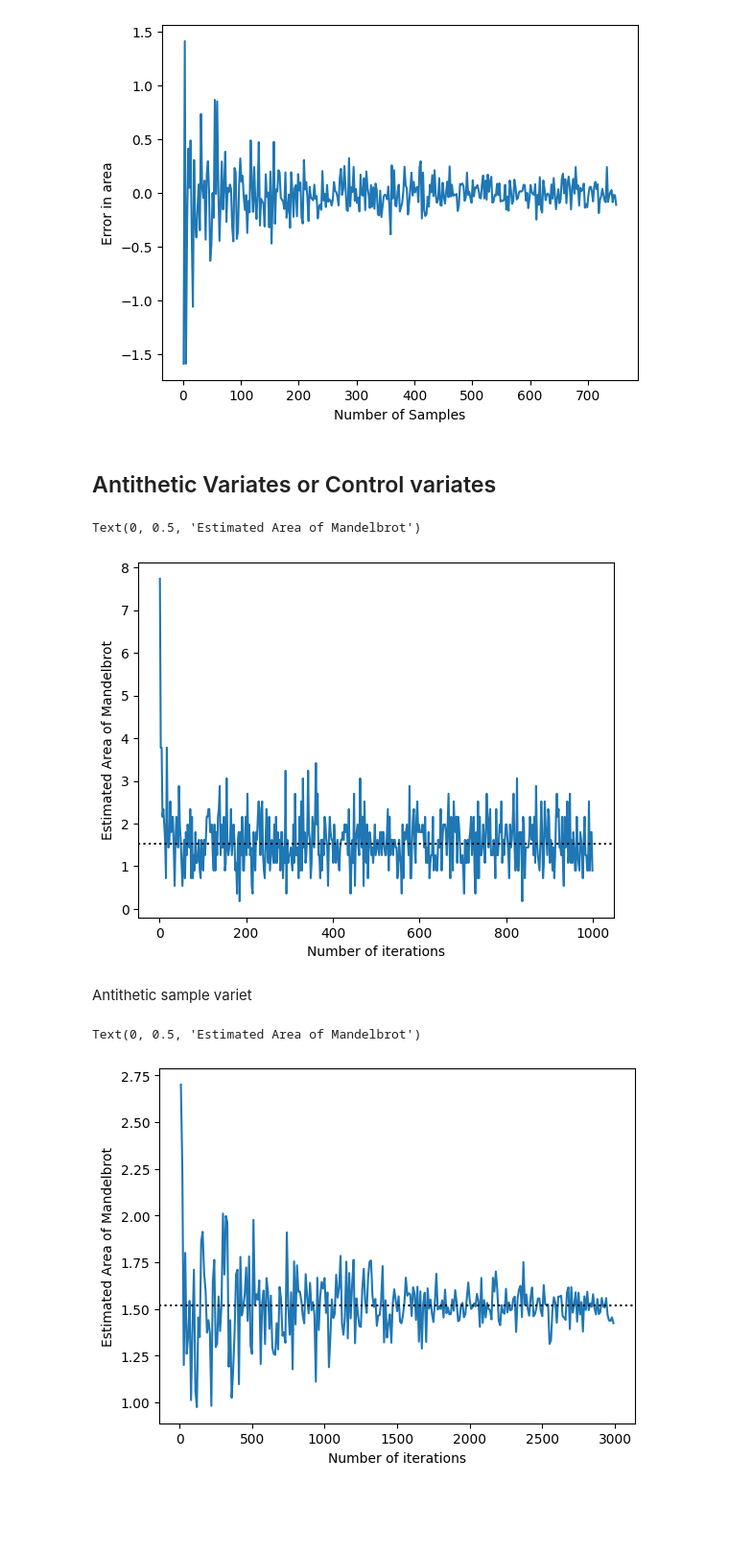
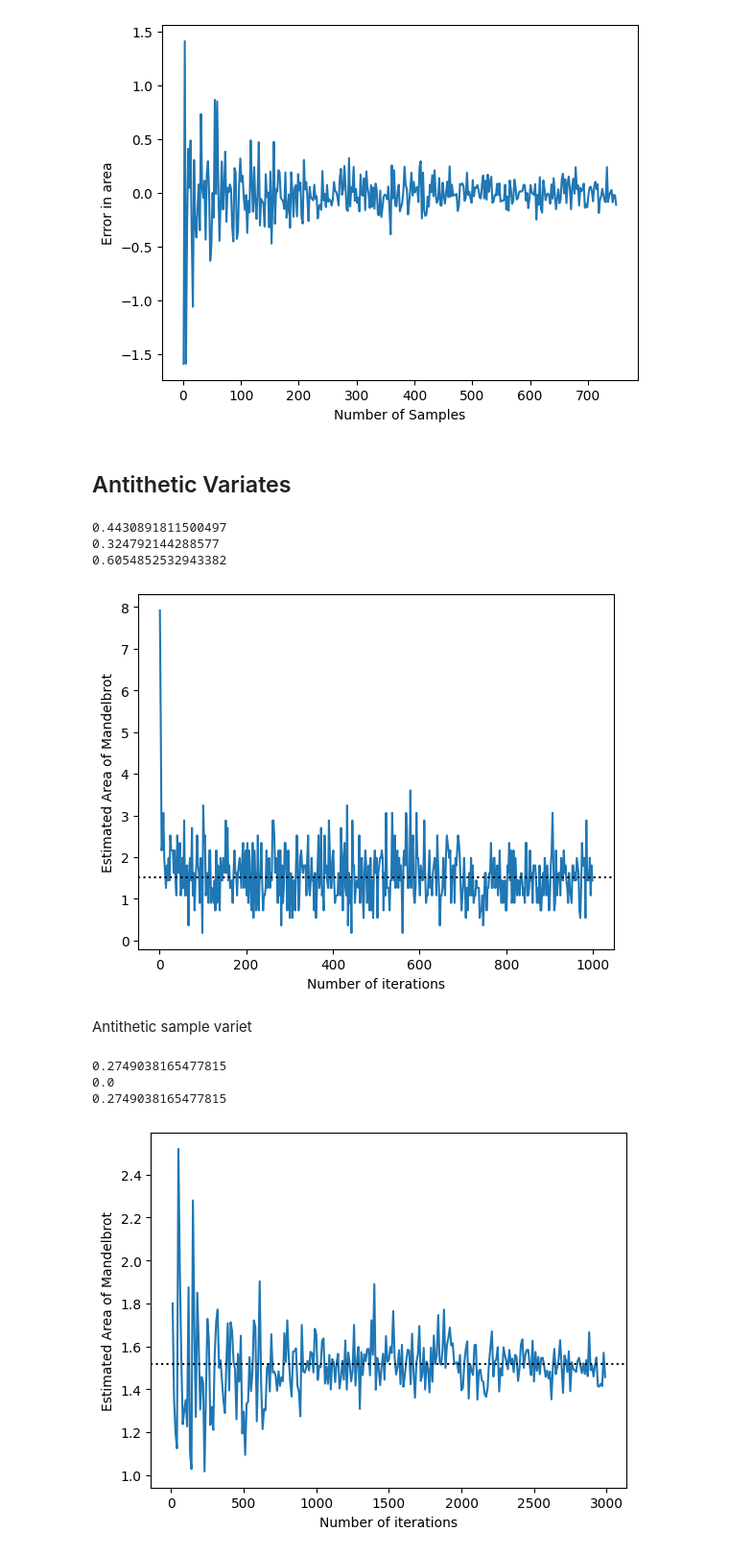
Before and after one commit to KeniaLS/Stoc_Sim_Assignment1, a Jupyter notebook: SS_Kenia_Divya_Assignment1.ipynb, the cells around one changed output. Shown at 96% size. Cells and saved outputs as stored; diff of their text form; code cells hidden in the pictures; blank space fills up the shorter version.

```diff
--- a/SS_Kenia_Divya_Assignment1.ipynb
+++ b/SS_Kenia_Divya_Assignment1.ipynb
@@ -416,6 +471,0 @@ def iter_vs_area(x_point, y_point, max_iterations, max_samples):
-# %%
-points = orthogonal_sampling(20)
-ortho_iter, iterations = iter_vs_area(points[0], points[1], 400, 400)
-plt.plot(iterations, ortho_iter)
-plt.ylabel("Area")
-plt.xlabel("Number of Iterations")
@@ -626,7 +610,7 @@ plt.xlabel("Number of Samples")
 Text(0.5, 0, 'Number of Samples')
 [figure]
 # %% [markdown]
-## Antithetic Variates or Control variates
+## Antithetic Variates
 # %%
 num_iters= range(1, 1000, 2)     ## range of values for changing the No. of iterations
 samples  = 50                  ## sample size
@@ -635,9 +619,13 @@ y_min, y_max = -1.5, 1.5
 area_square = 3*3
 
 based_iter_anti    = []
+based_iter_U = []
+based_iter_Ui = []
 
 for iters in num_iters:
     num_points_mandel = 0
+    num_points_mandel_U = 0
+    num_points_mandel_Ui = 0
     count = 0
 
     while count < samples:
@@ -647,6 +635,7 @@ for iters in num_iters:
         in_mandelbrot, _ = mandelbrot(c, iters)  # The second element in the tuple is the number of iterations, which we don't need here
         if in_mandelbrot == True:
             num_points_mandel += 1
+            num_points_mandel_U += 1
 
         anti_x_point = (x_min+x_max) - x_point
         anti_y_point = (y_min+y_max) - y_point
@@ -655,20 +644,34 @@ for iters in num_iters:
         in_mandelbrot_anti, _ = mandelbrot(anti_c, iters)
         if in_mandelbrot_anti == True:
             num_points_mandel += 1
+            num_points_mandel_Ui += 1
 
         count += 2
 
 
     area = num_points_mandel * area_square/samples
+    area_U = num_points_mandel_U * area_square/(samples/2)
+    area_Ui = num_points_mandel_Ui * area_square/(samples/2)
     based_iter_anti.append(area)
+    based_iter_Ui.append(area_Ui)
+    based_iter_U.append(area_U)
 # %%
 plt.plot(num_iters, based_iter_anti)
 plt.axhline(y = 1.52, color = 'k', linestyle = ':')
 plt.xlabel("Number of iterations")
 plt.ylabel("Estimated Area of Mandelbrot")
+sd_area_U = np.std(np.array(based_iter_U))
+var_area_error = 0.5 * np.sqrt(sd_area_U)
+cov_area = np.cov(based_iter_U, based_iter_Ui)[0, 1]
+print(var_area_error)
+print(cov_area)
+var_area_cov = 0.5 * np.sqrt(sd_area_U) + 0.5 * cov_area
+print(var_area_cov)
 # %% [output]
-Text(0, 0.5, 'Estimated Area of Mandelbrot')
+0.4430891811500497
+0.324792144288577
+0.6054852532943382
-[figure, old version]
+[figure, new version]
 # %% [markdown]
 Antithetic sample variet
 # %%
@@ -678,10 +681,14 @@ x_min, x_max = -2.0, 1.0
 y_min, y_max = -1.5, 1.5
 area_square = 3*3
 
-based_sample_anti    = []
+based_sample_anti = []
+based_sample_U = []
+based_sample_Ui = []
 
 for samples in num_samples:
     num_points_mandel = 0
+    num_points_mandel_U = 0
+    num_points_mandel_Ui = 0
     count = 0
 
     while count < samples:
@@ -691,28 +698,43 @@ for samples in num_samples:
         in_mandelbrot, _ = mandelbrot(c, num_iters)  # The second element in the tuple is the number of iterations, which we don't need here
         if in_mandelbrot == True:
             num_points_mandel += 1
+            num_points_mandel_U += 1
 
         anti_x_point = (x_min+x_max) - x_point
         anti_y_point = (y_min+y_max) - y_point
         anti_c = complex(anti_x_point, anti_y_point)
 
-        in_mandelbrot_anti, _ = mandelbrot(anti_c, iters)
+        in_mandelbrot_anti, _ = mandelbrot(anti_c, num_iters)
         if in_mandelbrot_anti == True:
             num_points_mandel += 1
+            num_points_mandel_U += 1
 
         count += 2
 
 
     area = num_points_mandel * area_square/samples
+    area_U = num_points_mandel_U * area_square/(samples/2)
+    area_Ui = num_points_mandel_Ui * area_square/(samples/2)
     based_sample_anti.append(area)
+    based_sample_Ui.append(area_Ui)
+    based_sample_U.append(area_U)
 # %%
 plt.plot(num_samples, based_sample_anti)
 plt.axhline(y = 1.52, color = 'k', linestyle = ':')
 plt.xlabel("Number of iterations")
 plt.ylabel("Estimated Area of Mandelbrot")
+sd_area_U = np.std(np.array(based_sample_U))
+var_area_error = 0.5 * np.sqrt(sd_area_U)
+cov_area = np.cov(based_sample_U, based_sample_Ui)[0, 1]
+print(var_area_error)
+print(cov_area)
+var_area_cov = 0.5 * np.sqrt(sd_area_U) + 0.5 * cov_area
+print(var_area_cov)
 # %% [output]
-Text(0, 0.5, 'Estimated Area of Mandelbrot')
+0.2749038165477815
+0.0
+0.2749038165477815
-[figure, old version]
+[figure, new version]
 # %%
 max_iterations = 100
 max_samples = 1600
```
Also changed, not shown: parts of 13 cells of this notebook.
